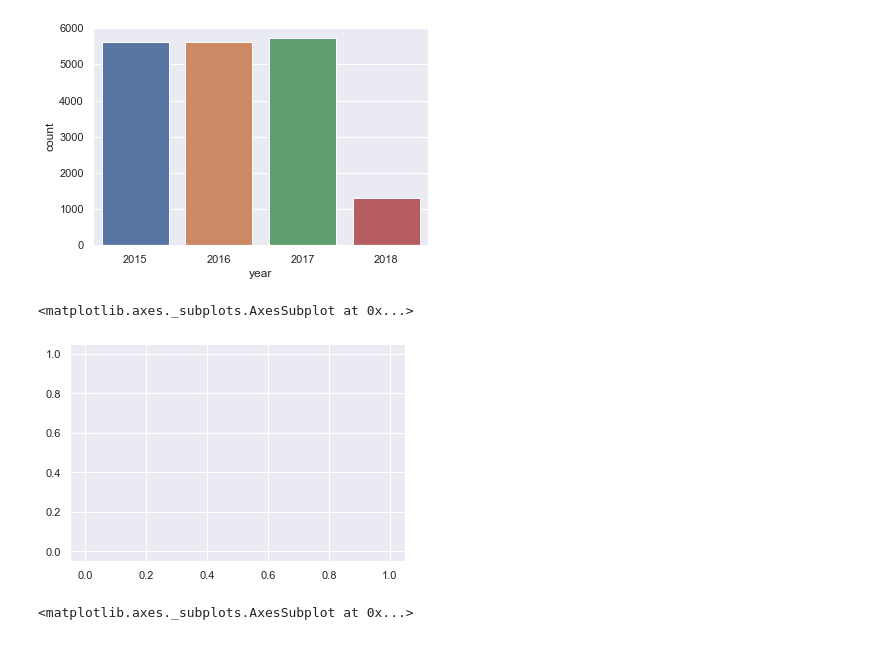
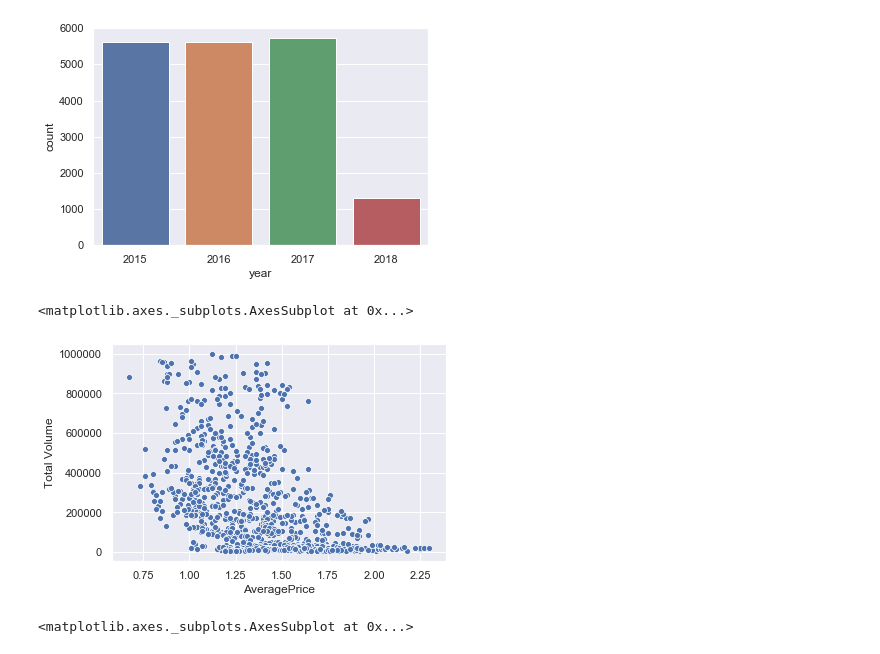
Before and after one commit to gradampl/Monty_2, a Jupyter notebook: Lab_5_Exercises.ipynb, the cells around one changed output. Cells and saved outputs as stored; diff of their text form; code cells hidden in the pictures.

```diff
--- a/Lab_5_Exercises.ipynb
+++ b/Lab_5_Exercises.ipynb
@@ -57,22 +57,19 @@ sns.countplot(
 # %%
 # Create a scatter plot of average price
 # vs Total Volume for year 2018,
 # when the Total Volume is lower than 1e6
 
 
-prep = avocado.loc[((avocado.year == '2018') & (avocado['Total Volume'] < 1000000))]
-# prep    # shows just a header of the table, I wish I knew why
+prep = avocado.loc[((avocado.year == 2018) & (avocado['Total Volume'] < 1000000))]
 
 sns.scatterplot(
     x = 'AveragePrice',
     y = 'Total Volume',
     data=prep,
 )
-
-# ???
 # %% [output]
 <matplotlib.axes._subplots.AxesSubplot at 0x...>
-[figure, old version]
+[figure, new version]
 # %%
 # Show the AveragePrice distribution.
 
```
Also changed, not shown: parts of 1 cell of this notebook.
